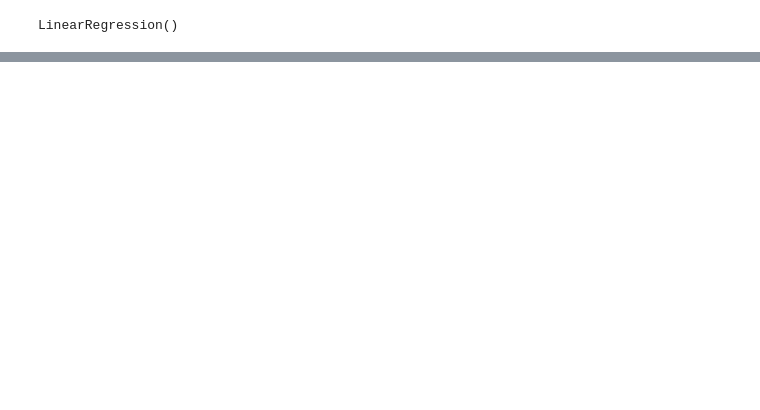
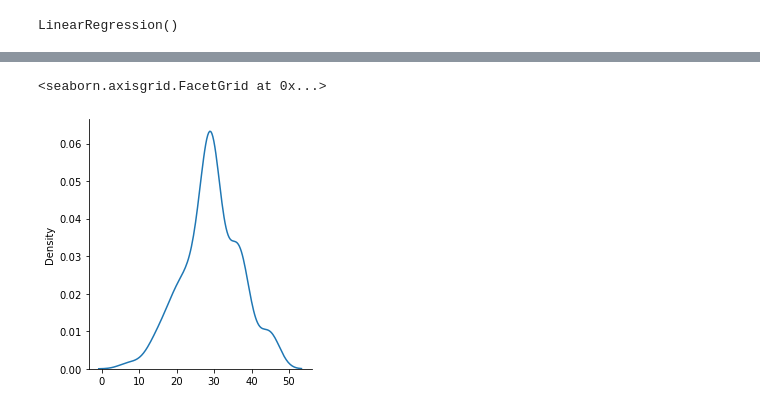
Before and after one commit to sperng/kaggle_Titanic, a Jupyter notebook: titanic_competition.ipynb, the cells around one changed output, grey strips where cells are left out. Saved outputs shown, nothing was run; the diff lists cells and outputs as text; code cells hidden in the pictures; blank space fills up the shorter version.

```diff
--- a/titanic_competition.ipynb
+++ b/titanic_competition.ipynb
@@ -383,0 +395,5 @@ plt.scatter(y_test, predictions)
+# %%
+sns.displot(data=predictions, height=4,kind='kde')
+# %% [output]
+<seaborn.axisgrid.FacetGrid at 0x...>
+[figure, added]
```
Also changed, not shown: parts of 21 cells of this notebook.
